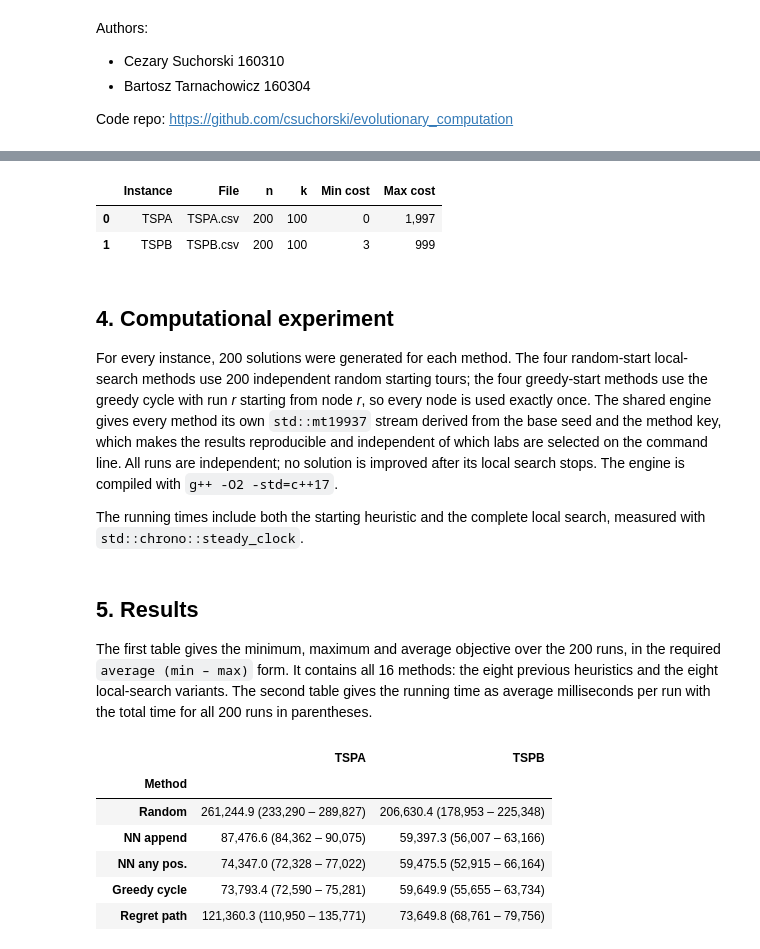
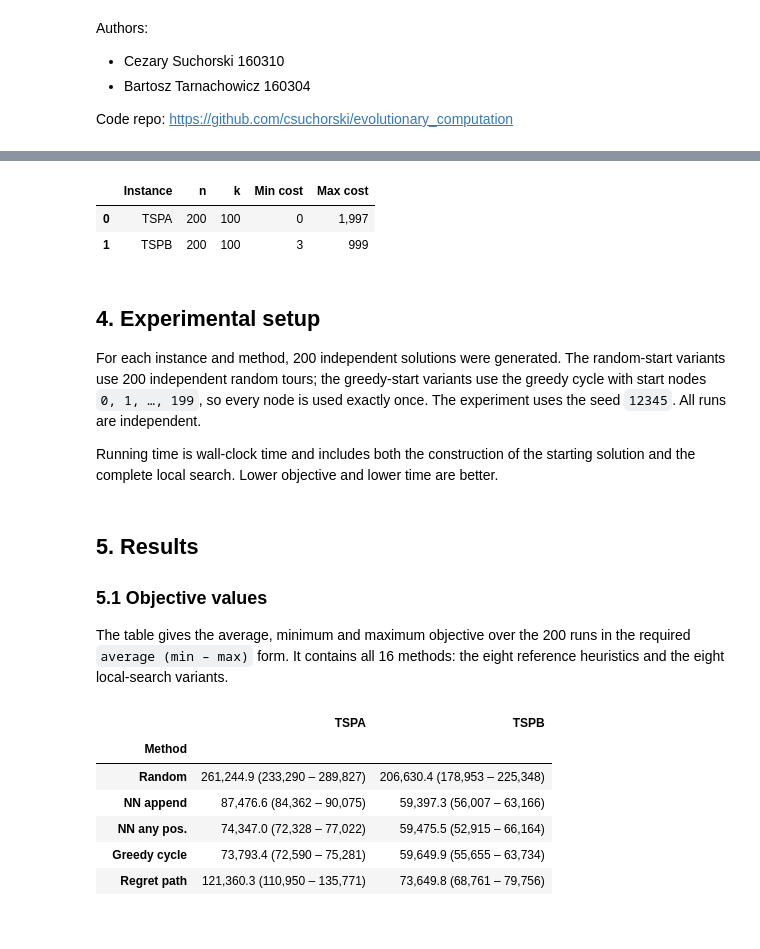
Before and after one commit to csuchorski/evolutionary_computation, a Jupyter notebook: lab3/report/lab3_report.ipynb, the cells around one changed output, grey strips where cells are left out. Drawn from its saved outputs; the diff is of its cells as text; code cells hidden in the pictures.

```diff
--- a/lab3/report/lab3_report.ipynb
+++ b/lab3/report/lab3_report.ipynb
@@ -203,6 +173,8 @@ Each of the eight methods is run 200 times on each instance.
 # %%
 %matplotlib inline
 from pathlib import Path
+import contextlib
+import io
 import sys
 
 import numpy as np
@@ -226,7 +198,5 @@ FIG.mkdir(parents=True, exist_ok=True)
 SEED, RUNS = rc.SEED, rc.RUNS
 rc.configure_matplotlib()
 rc.build_engine()
-rc.run_solver("all", RES)
-
-print(f"\nPython {__import__('sys').version.split()[0]} · "
-      f"pandas {pd.__version__} · matplotlib {mpl.__version__}")
+with contextlib.redirect_stdout(io.StringIO()):
+    rc.run_solver("all", RES)
@@ -271,46 +223,42 @@ COLORS = rc.ALL_COLORS
 # %%
 def nf(v):
     return f"{int(v):,}"
 
 def f1(v):
     return f"{v:,.1f}"
 
 meta_disp = pd.DataFrame([{
     "Instance": name,
-    "File": f"{name}.csv",
     "n": len(COORDS[name]),
     "k": (len(COORDS[name]) + 1) // 2,
     "Min cost": COST_RANGE[name][0],
     "Max cost": COST_RANGE[name][1],
 } for name in INSTANCES])
 display(meta_disp.style.format({
     "Min cost": "{:,.0f}", "Max cost": "{:,.0f}"}))
 # %% [output]
-|  | Instance | File | n | k | Min cost | Max cost |
-| 0 | TSPA | TSPA.csv | 200 | 100 | 0 | 1,997 |
-| 1 | TSPB | TSPB.csv | 200 | 100 | 3 | 999 |
+|  | Instance | n | k | Min cost | Max cost |
+| 0 | TSPA | 200 | 100 | 0 | 1,997 |
+| 1 | TSPB | 200 | 100 | 3 | 999 |
 # %% [markdown]
-## 4. Computational experiment
+## 4. Experimental setup
 
-For every instance, 200 solutions were generated for each method. The four
-random-start local-search methods use 200 independent random starting tours;
-the four greedy-start methods use the greedy cycle with run *r* starting from
-node *r*, so every node is used exactly once. The shared engine gives every
-method its own `std::mt19937` stream derived from the base seed and the method
-key, which makes the results reproducible and independent of which labs are
-selected on the command line. All runs are independent; no solution is improved
-after its local search stops. The engine is compiled with `g++ -O2 -std=c++17`.
+For each instance and method, 200 independent solutions were generated. The
+random-start variants use 200 independent random tours; the greedy-start
+variants use the greedy cycle with start nodes `0, 1, …, 199`, so every node is
+used exactly once. The experiment uses the seed `12345`. All runs are independent.
 
-The running times include both the starting heuristic and the complete local
-search, measured with `std::chrono::steady_clock`.
+Running time is wall-clock time and includes both the construction of the
+starting solution and the complete local search. Lower objective and lower time
+are better.
 # %% [markdown]
 ## 5. Results
 
-The first table gives the minimum, maximum and average objective over the 200
-runs, in the required `average (min – max)` form. It contains all 16 methods:
-the eight previous heuristics and the eight local-search variants. The
-second table gives the running time as average milliseconds per run with the
-total time for all 200 runs in parentheses.
+### 5.1 Objective values
+
+The table gives the average, minimum and maximum objective over the 200 runs in
+the required `average (min – max)` form. It contains all 16 methods: the eight
+reference heuristics and the eight local-search variants.
 # %%
 rows = []
 for method in METHODS:
```
Also changed, not shown: parts of 31 cells of this notebook, 6 other files.
